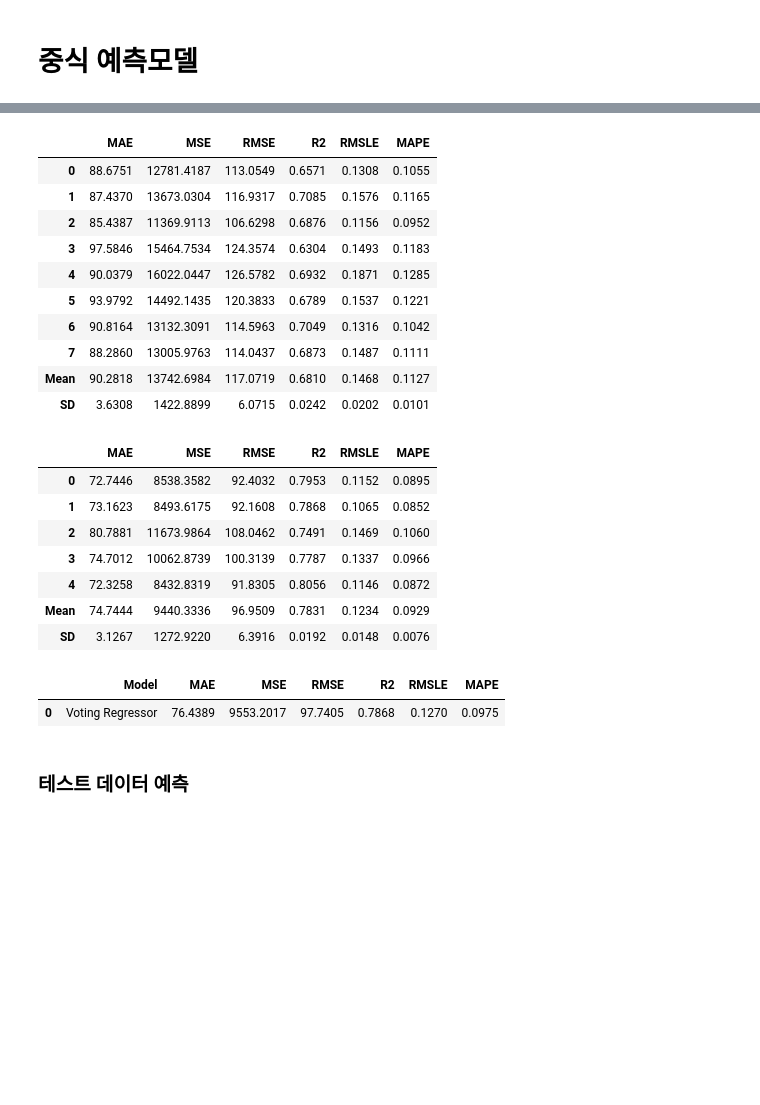
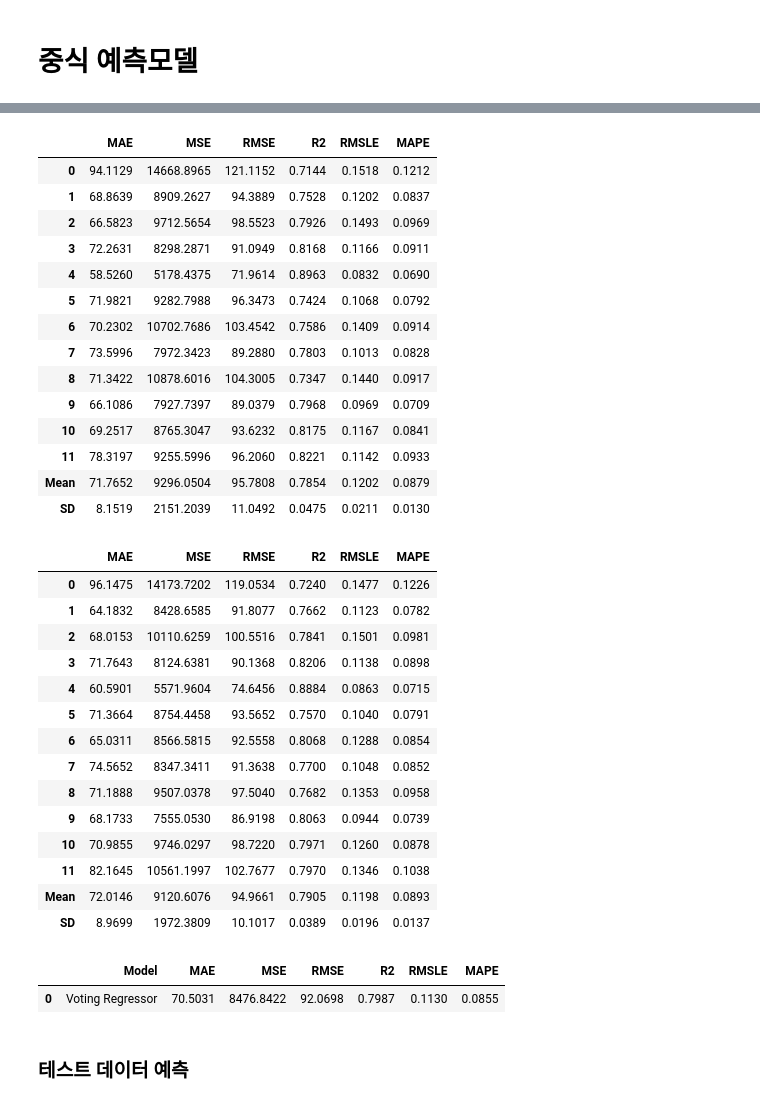
Before and after one commit to ICJH-DACON/Water, a Jupyter notebook: 0701_feature_selection_by_ols.ipynb, the cells around one changed output, grey strips where cells are left out. Cells and saved outputs as stored; diff of their text form; code cells hidden in the pictures; blank space fills up the shorter version.

```diff
--- a/0701_feature_selection_by_ols.ipynb
+++ b/0701_feature_selection_by_ols.ipynb
@@ -448,6 +448,6 @@ lunch_regression_model = setup(data=lunch_df_f[['공휴일전후', '몇주차',
 | 56 | Transform Target Method | box-cox |
 # %%
 # 최고 성능 모델 선정(2개)
-lunch_regression_best_models = compare_models(fold=8, n_select=2, exclude=['huber','llar','lar','par','lasso'])
+lunch_regression_best_models = compare_models(fold=5, n_select=3, exclude=['huber','llar','lar','par','lasso'])
 # %% [output]
 |  | Model | MAE | MSE | RMSE | R2 | RMSLE | MAPE | TT (Sec) |
@@ -469,32 +469,43 @@ lunch_regression_best_models = compare_models(fold=8, n_select=2, exclude=['hube
 lunch_regression_best_models_tuned = [tune_model(i, optimize='MAE') for i in lunch_regression_best_models]
 # %% [output]
 |  | MAE | MSE | RMSE | R2 | RMSLE | MAPE |
-| 0 | 88.6751 | 12781.4187 | 113.0549 | 0.6571 | 0.1308 | 0.1055 |
-| 1 | 87.4370 | 13673.0304 | 116.9317 | 0.7085 | 0.1576 | 0.1165 |
-| 2 | 85.4387 | 11369.9113 | 106.6298 | 0.6876 | 0.1156 | 0.0952 |
-| 3 | 97.5846 | 15464.7534 | 124.3574 | 0.6304 | 0.1493 | 0.1183 |
-| 4 | 90.0379 | 16022.0447 | 126.5782 | 0.6932 | 0.1871 | 0.1285 |
-| 5 | 93.9792 | 14492.1435 | 120.3833 | 0.6789 | 0.1537 | 0.1221 |
-| 6 | 90.8164 | 13132.3091 | 114.5963 | 0.7049 | 0.1316 | 0.1042 |
-| 7 | 88.2860 | 13005.9763 | 114.0437 | 0.6873 | 0.1487 | 0.1111 |
-| Mean | 90.2818 | 13742.6984 | 117.0719 | 0.6810 | 0.1468 | 0.1127 |
-| SD | 3.6308 | 1422.8899 | 6.0715 | 0.0242 | 0.0202 | 0.0101 |
+| 0 | 94.1129 | 14668.8965 | 121.1152 | 0.7144 | 0.1518 | 0.1212 |
+| 1 | 68.8639 | 8909.2627 | 94.3889 | 0.7528 | 0.1202 | 0.0837 |
+| 2 | 66.5823 | 9712.5654 | 98.5523 | 0.7926 | 0.1493 | 0.0969 |
+| 3 | 72.2631 | 8298.2871 | 91.0949 | 0.8168 | 0.1166 | 0.0911 |
+| 4 | 58.5260 | 5178.4375 | 71.9614 | 0.8963 | 0.0832 | 0.0690 |
+| 5 | 71.9821 | 9282.7988 | 96.3473 | 0.7424 | 0.1068 | 0.0792 |
+| 6 | 70.2302 | 10702.7686 | 103.4542 | 0.7586 | 0.1409 | 0.0914 |
+| 7 | 73.5996 | 7972.3423 | 89.2880 | 0.7803 | 0.1013 | 0.0828 |
+| 8 | 71.3422 | 10878.6016 | 104.3005 | 0.7347 | 0.1440 | 0.0917 |
+| 9 | 66.1086 | 7927.7397 | 89.0379 | 0.7968 | 0.0969 | 0.0709 |
+| 10 | 69.2517 | 8765.3047 | 93.6232 | 0.8175 | 0.1167 | 0.0841 |
+| 11 | 78.3197 | 9255.5996 | 96.2060 | 0.8221 | 0.1142 | 0.0933 |
+| Mean | 71.7652 | 9296.0504 | 95.7808 | 0.7854 | 0.1202 | 0.0879 |
+| SD | 8.1519 | 2151.2039 | 11.0492 | 0.0475 | 0.0211 | 0.0130 |
 # %%
-lunch_model_f = blend_models(estimator_list=lunch_regression_best_models_tuned, fold=5, optimize='MAE')
+lunch_model_f = blend_models(estimator_list=lunch_regression_best_models_tuned, fold=12, optimize='MAE')
 # %% [output]
 |  | MAE | MSE | RMSE | R2 | RMSLE | MAPE |
-| 0 | 72.7446 | 8538.3582 | 92.4032 | 0.7953 | 0.1152 | 0.0895 |
-| 1 | 73.1623 | 8493.6175 | 92.1608 | 0.7868 | 0.1065 | 0.0852 |
-| 2 | 80.7881 | 11673.9864 | 108.0462 | 0.7491 | 0.1469 | 0.1060 |
-| 3 | 74.7012 | 10062.8739 | 100.3139 | 0.7787 | 0.1337 | 0.0966 |
-| 4 | 72.3258 | 8432.8319 | 91.8305 | 0.8056 | 0.1146 | 0.0872 |
-| Mean | 74.7444 | 9440.3336 | 96.9509 | 0.7831 | 0.1234 | 0.0929 |
-| SD | 3.1267 | 1272.9220 | 6.3916 | 0.0192 | 0.0148 | 0.0076 |
+| 0 | 96.1475 | 14173.7202 | 119.0534 | 0.7240 | 0.1477 | 0.1226 |
+| 1 | 64.1832 | 8428.6585 | 91.8077 | 0.7662 | 0.1123 | 0.0782 |
+| 2 | 68.0153 | 10110.6259 | 100.5516 | 0.7841 | 0.1501 | 0.0981 |
+| 3 | 71.7643 | 8124.6381 | 90.1368 | 0.8206 | 0.1138 | 0.0898 |
+| 4 | 60.5901 | 5571.9604 | 74.6456 | 0.8884 | 0.0863 | 0.0715 |
+| 5 | 71.3664 | 8754.4458 | 93.5652 | 0.7570 | 0.1040 | 0.0791 |
+| 6 | 65.0311 | 8566.5815 | 92.5558 | 0.8068 | 0.1288 | 0.0854 |
+| 7 | 74.5652 | 8347.3411 | 91.3638 | 0.7700 | 0.1048 | 0.0852 |
+| 8 | 71.1888 | 9507.0378 | 97.5040 | 0.7682 | 0.1353 | 0.0958 |
+| 9 | 68.1733 | 7555.0530 | 86.9198 | 0.8063 | 0.0944 | 0.0739 |
+| 10 | 70.9855 | 9746.0297 | 98.7220 | 0.7971 | 0.1260 | 0.0878 |
+| 11 | 82.1645 | 10561.1997 | 102.7677 | 0.7970 | 0.1346 | 0.1038 |
+| Mean | 72.0146 | 9120.6076 | 94.9661 | 0.7905 | 0.1198 | 0.0893 |
+| SD | 8.9699 | 1972.3809 | 10.1017 | 0.0389 | 0.0196 | 0.0137 |
 # %%
 pred = predict_model(lunch_model_f)
 # %% [output]
 |  | Model | MAE | MSE | RMSE | R2 | RMSLE | MAPE |
-| 0 | Voting Regressor | 76.4389 | 9553.2017 | 97.7405 | 0.7868 | 0.1270 | 0.0975 |
+| 0 | Voting Regressor | 70.5031 | 8476.8422 | 92.0698 | 0.7987 | 0.1130 | 0.0855 |
 # %% [markdown]
 ### 테스트 데이터 예측
 # %%
```
Also changed, not shown: parts of 14 cells of this notebook, 8 other files.
